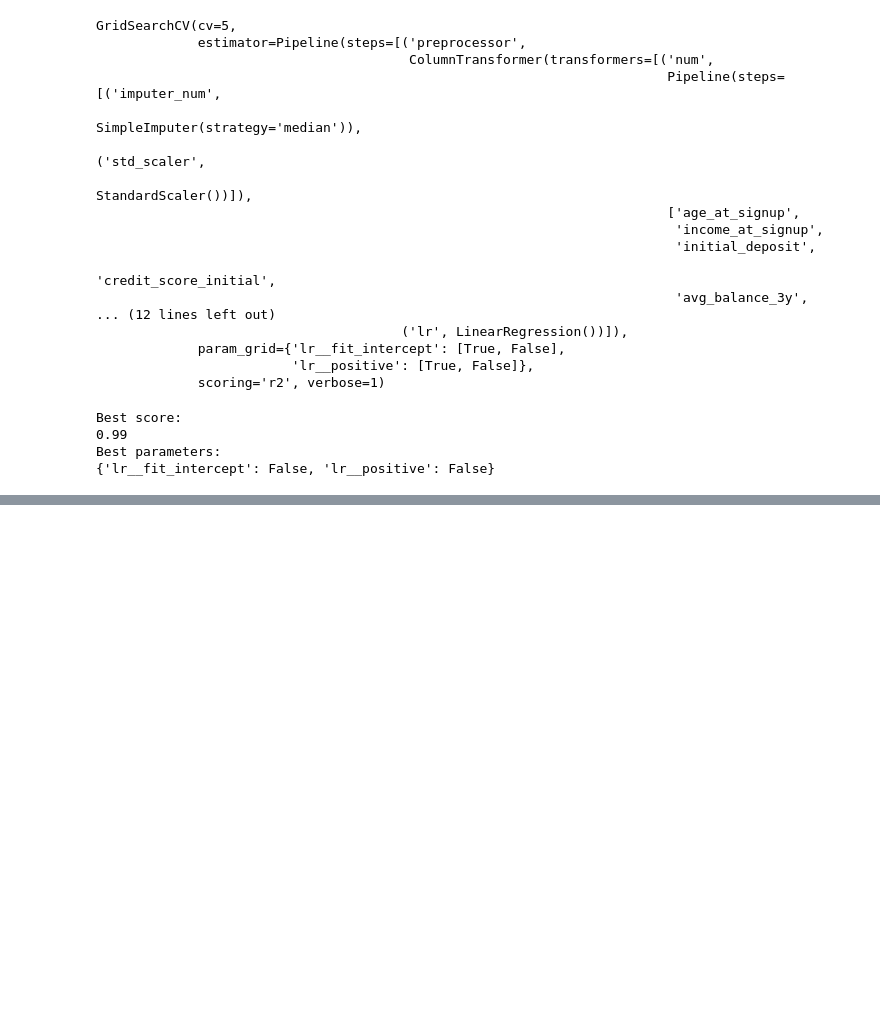
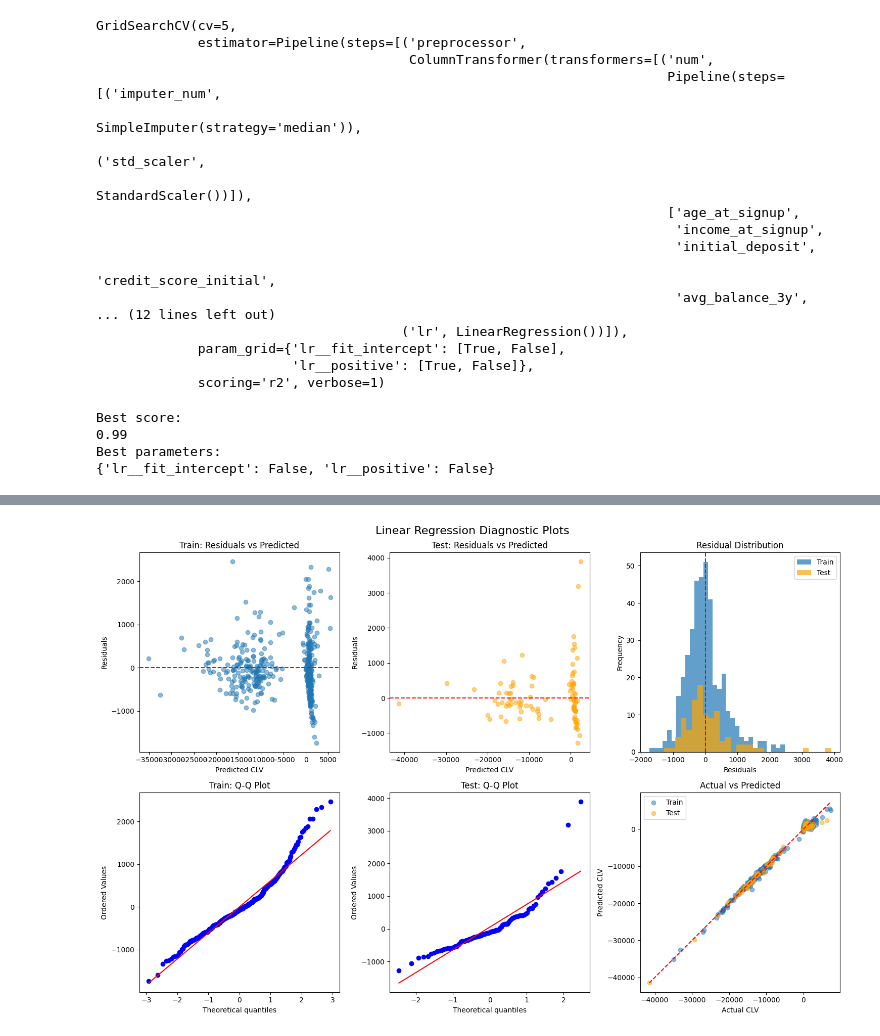
Before and after one commit to siriamanda/predict_customer_lifetime_value, a Jupyter notebook: 02_notebooks/01_eda_and_cleaning.ipynb, the cells around one changed output, grey strips where cells are left out. Cells and saved outputs as stored; diff of their text form; code cells hidden in the pictures; blank space fills up the shorter version.

```diff
--- a/02_notebooks/01_eda_and_cleaning.ipynb
+++ b/02_notebooks/01_eda_and_cleaning.ipynb
@@ -617,0 +689,54 @@ Best parameters:
+# %%
+# Calculate residuals
+train_residuals = y_train - y_train_pred
+test_residuals = y_test - y_test_pred
+
+fig, axes = plt.subplots(2, 3, figsize=(15, 10))
+
+# 1. Residuals vs Predicted (Train)
+axes[0, 0].scatter(y_train_pred, train_residuals, alpha=0.5)
+axes[0, 0].axhline(y=0, color='r', linestyle='--')
+axes[0, 0].set_xlabel('Predicted CLV')
+axes[0, 0].set_ylabel('Residuals')
+axes[0, 0].set_title('Train: Residuals vs Predicted')
+
+# 2. Residuals vs Predicted (Test)
+axes[0, 1].scatter(y_test_pred, test_residuals, alpha=0.5, color='orange')
+axes[0, 1].axhline(y=0, color='r', linestyle='--')
+axes[0, 1].set_xlabel('Predicted CLV')
+axes[0, 1].set_ylabel('Residuals')
+axes[0, 1].set_title('Test: Residuals vs Predicted')
+
+# 3. Residual distribution (Train)
+axes[0, 2].hist(train_residuals, bins=30, alpha=0.7, label='Train')
+axes[0, 2].hist(test_residuals, bins=30, alpha=0.7, label='Test', color='orange')
+axes[0, 2].axvline(x=0, color='r', linestyle='--')
+axes[0, 2].set_xlabel('Residuals')
+axes[0, 2].set_ylabel('Frequency')
+axes[0, 2].set_title('Residual Distribution')
+axes[0, 2].legend()
+
+# 4. Q-Q plot of residuals
+from scipy import stats
+stats.probplot(train_residuals, dist="norm", plot=axes[1, 0])
+axes[1, 0].set_title('Train: Q-Q Plot')
+
+stats.probplot(test_residuals, dist="norm", plot=axes[1, 1])
+axes[1, 1].set_title('Test: Q-Q Plot')
+
+# 5. Actual vs Predicted
+axes[1, 2].scatter(y_train, y_train_pred, alpha=0.5, label='Train')
+axes[1, 2].scatter(y_test, y_test_pred, alpha=0.5, color='orange', label='Test')
+axes[1, 2].plot([min(y_train.min(), y_test.min()), max(y_train.max(), y_test.max())],
+                [min(y_train.min(), y_test.min()), max(y_train.max(), y_test.max())],
+                'r--')
+axes[1, 2].set_xlabel('Actual CLV')
+axes[1, 2].set_ylabel('Predicted CLV')
+axes[1, 2].set_title('Actual vs Predicted')
+axes[1, 2].legend()
+
+plt.suptitle('Linear Regression Diagnostic Plots', fontsize=16)
+plt.tight_layout()
+plt.show()
+# %% [output]
+[figure, added]
```
Also changed, not shown: parts of 3 cells of this notebook.
